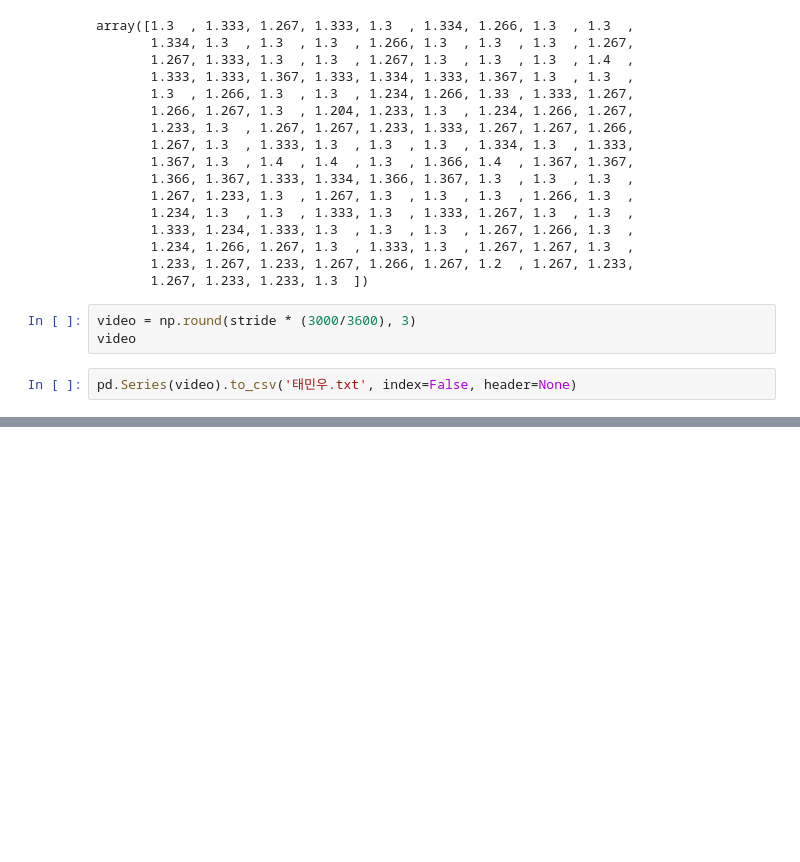
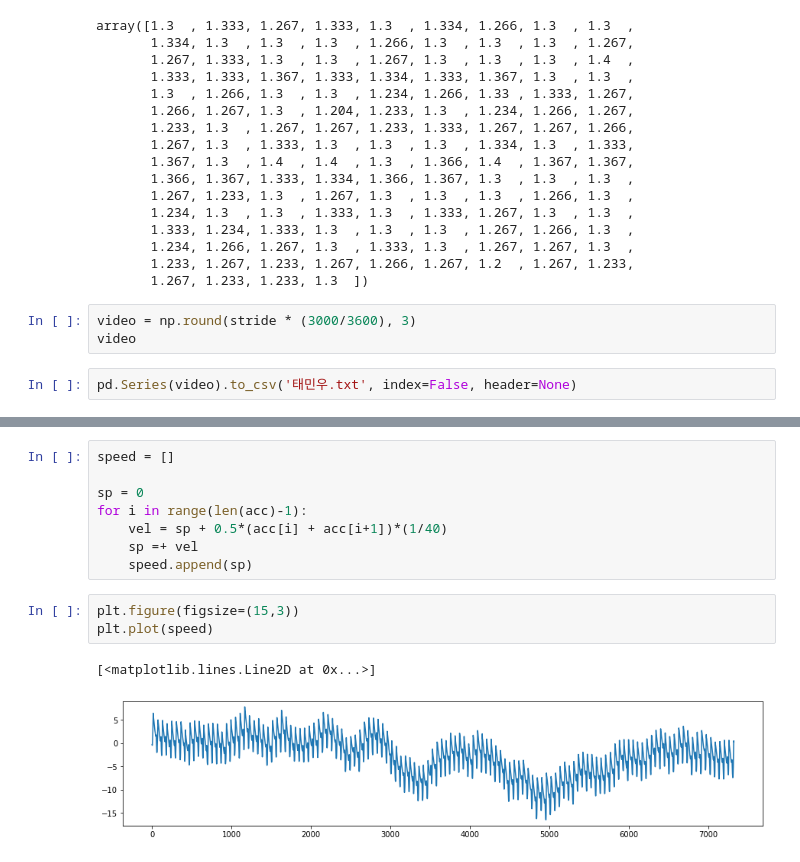
Before and after one commit to taeoowl/gait, a Jupyter notebook: gait/data_test.ipynb, the cells around one changed output, grey strips where cells are left out. Drawn from its saved outputs; the diff is of its cells as text; blank space fills up the shorter version.

```diff
--- a/gait/data_test.ipynb
+++ b/gait/data_test.ipynb
@@ -305,0 +363,14 @@ pd.Series(video).to_csv('태민우.txt', index=False, header=None)
+# %%
+speed = []
+
+sp = 0
+for i in range(len(acc)-1):
+    vel = sp + 0.5*(acc[i] + acc[i+1])*(1/40)
+    sp =+ vel
+    speed.append(sp)
+# %%
+plt.figure(figsize=(15,3))
+plt.plot(speed)
+# %% [output]
+[<matplotlib.lines.Line2D at 0x...>]
+[figure, added]
```
Also changed, not shown: parts of 30 cells of this notebook.
